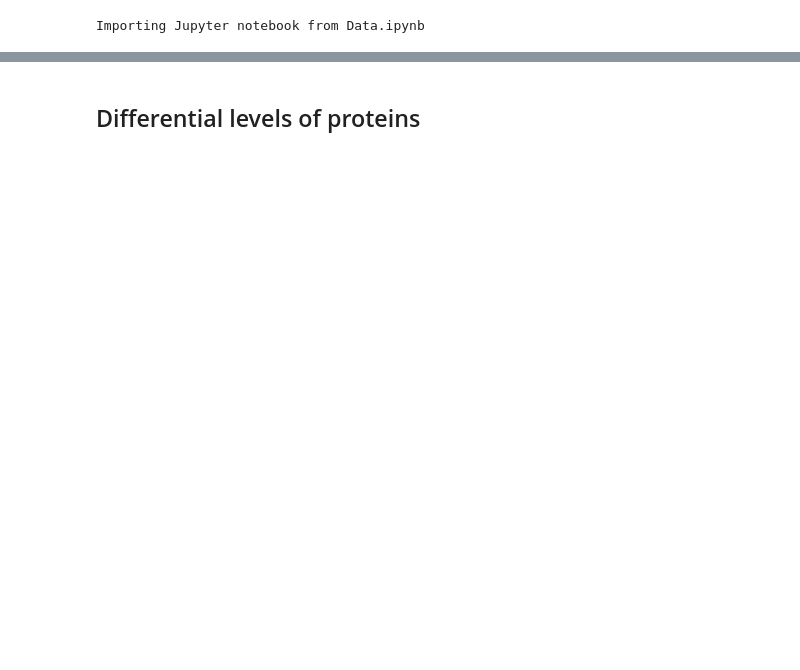
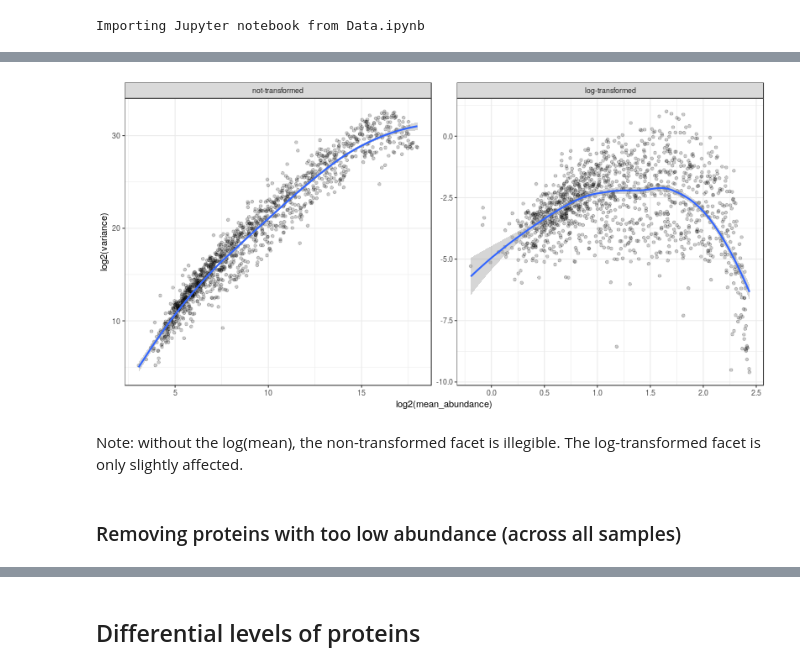
Before and after one commit to krassowski/meningitis-integration, a Jupyter notebook: analyses/protein_vs_clinical/Differential_levels.ipynb, the cells around one changed output, grey strips where cells are left out. Saved outputs shown, nothing was run; the diff lists cells and outputs as text; code cells hidden in the pictures; blank space fills up the shorter version.

```diff
--- a/analyses/protein_vs_clinical/Differential_levels.ipynb
+++ b/analyses/protein_vs_clinical/Differential_levels.ipynb
@@ -10,0 +199,15 @@ from helpers.utilities import *
+# %%
+%%R -w 800 -h 400 -u px
+(
+    ggplot(mean_vs_variance, aes(x=log2(mean_abundance), y=log2(variance)))
+    + geom_point(alpha=0.2)
+    + stat_smooth(method='loess')
+    + facet_wrap('group', scale='free')
+    + theme_bw()
+)
+# %% [output]
+[figure, added]
+# %% [markdown]
+Note: without the log(mean), the non-transformed facet is illegible. The log-transformed facet is only slightly affected.
+# %% [markdown]
+### Removing proteins with too low abundance (across all samples)
```
Also changed, not shown: parts of 163 cells of this notebook, 10 other files.
